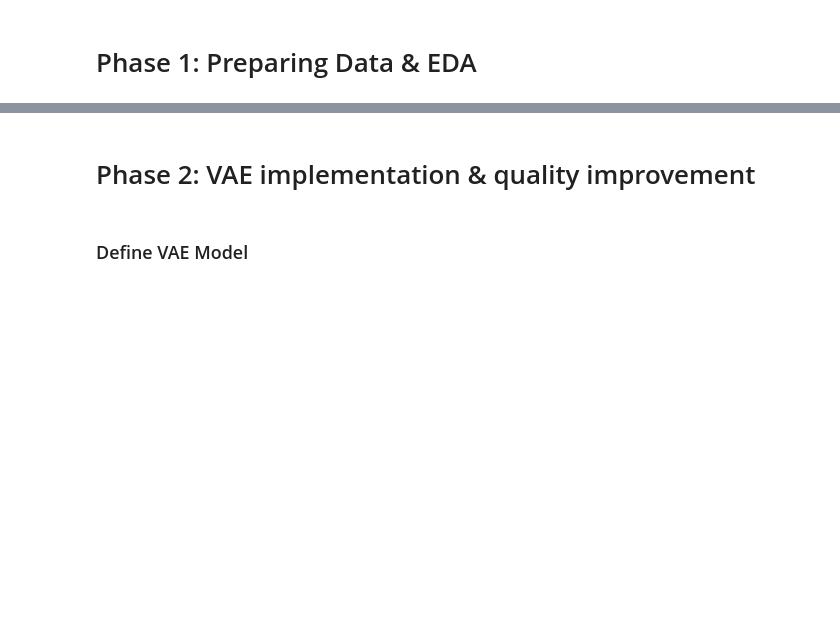
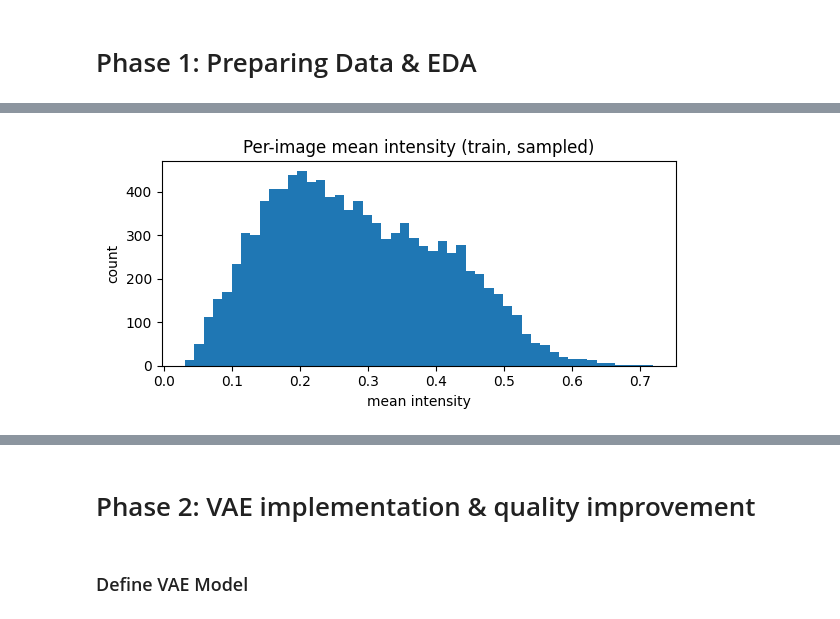
Before and after one commit to AMBandariM/vae-from-scratch, a Jupyter notebook: main.ipynb, the cells around one changed output, grey strips where cells are left out. Cells and saved outputs as stored; diff of their text form; code cells hidden in the pictures; blank space fills up the shorter version.

```diff
--- a/main.ipynb
+++ b/main.ipynb
@@ -137,0 +111,18 @@ plt.show()
+# %%
+# image-level histogram: mean pixel intensity per image (sampled)
+means = []
+for i, (x, _) in enumerate(train_loader):
+    means.append(x.view(x.size(0), -1).mean(dim=1).cpu().numpy())
+    if i >= 80:
+        break
+means = np.concatenate(means, axis=0)
+
+plt.figure(figsize=(6,3))
+plt.hist(means, bins=50)
+plt.title('Per-image mean intensity (train, sampled)')
+plt.xlabel('mean intensity')
+plt.ylabel('count')
+plt.tight_layout()
+plt.show()
+# %% [output]
+[figure, added]
```
Also changed, not shown: parts of 28 cells of this notebook.
